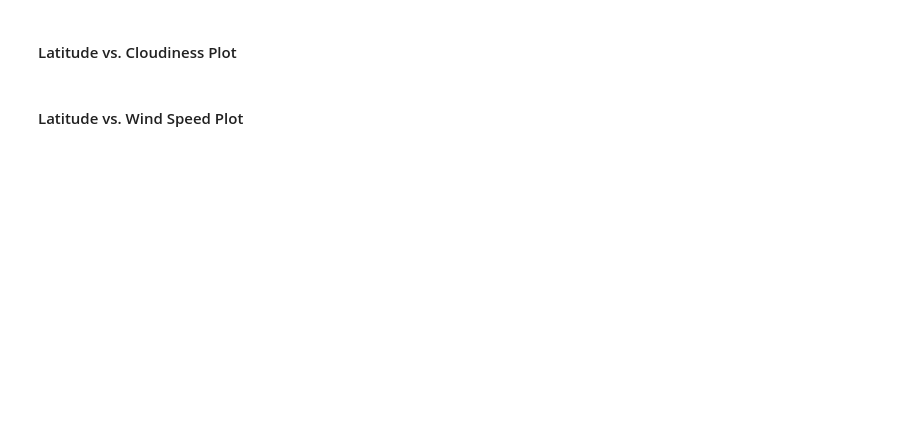
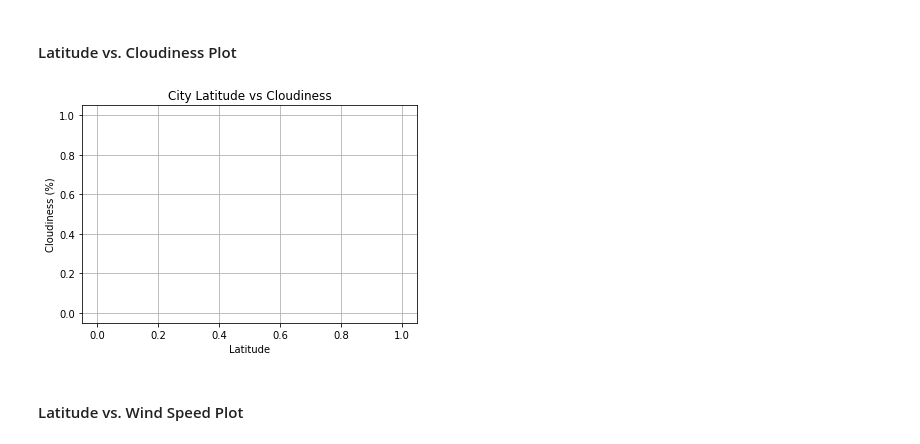
Before and after one commit to Dan-Bruen/API-Challenge, a Jupyter notebook: DBruen_WeatherPy.ipynb, the cells around one changed output. Drawn from its saved outputs; the diff is of its cells as text; code cells hidden in the pictures; blank space fills up the shorter version.

```diff
--- a/DBruen_WeatherPy.ipynb
+++ b/DBruen_WeatherPy.ipynb
@@ -66,4 +184,16 @@ len(cities)
 # %% [markdown]
 #### Latitude vs. Cloudiness Plot
+# %%
+# Calculate the Cloudiness (%) vs Latitude
+plt.scatter(city_weather["Lat"], city_weather["Cloudiness"], marker="o")
+plt.title("City Latitude vs Cloudiness")
+plt.ylabel("Cloudiness (%)")
+plt.xlabel("Latitude")
+plt.grid(True)
+
+# Save & show
+plt.savefig("cloudiness-lat.png")
+# %% [output]
+[figure, added]
 # %% [markdown]
 #### Latitude vs. Wind Speed Plot
```
Also changed, not shown: parts of 10 cells of this notebook.
